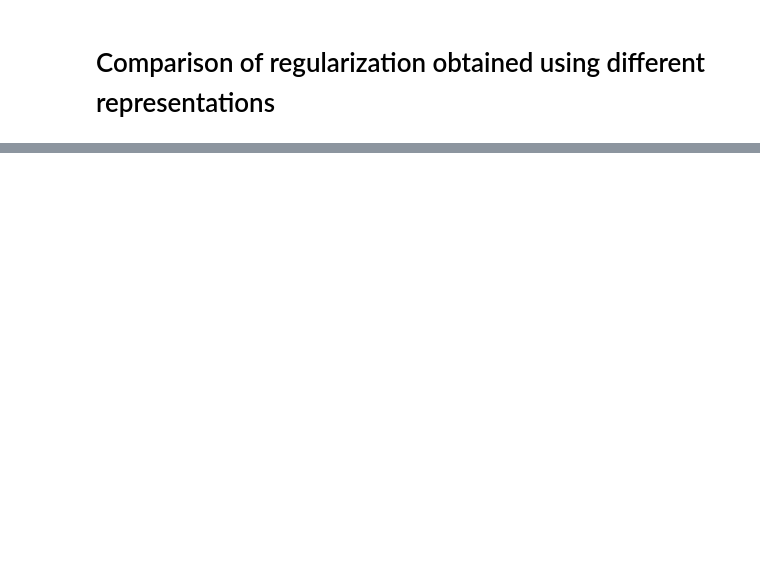
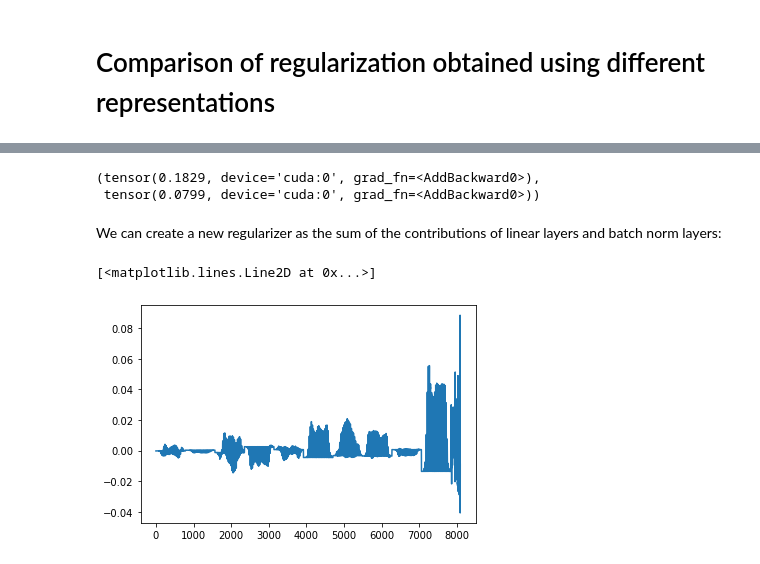
Before and after one commit to tfjgeorge/nngeometry, a Jupyter notebook: examples/FIM for EWC.ipynb, the cells around one changed output, grey strips where cells are left out. Drawn from its saved outputs; the diff is of its cells as text; code cells hidden in the pictures; blank space fills up the shorter version.

Commit message:
updates FIM for EWC example to add a mixed KFAC/BlockDiag example when using batch norm

```diff
--- a/examples/FIM for EWC.ipynb
+++ b/examples/FIM for EWC.ipynb
@@ -189,0 +196,5 @@ Text(0.5, 1.0, 'Compare 100 elements of the gradient (last layer)')
+# %%
+layers = [Flatten(), nn.Linear(28 * 28, hidden_size), nn.ReLU()] + \
+         [nn.Linear(hidden_size, hidden_size), nn.BatchNorm1d(hidden_size), nn.ReLU()] * (n_hidden - 1) + \
+         [nn.Linear(hidden_size, 10), nn.LogSoftmax(dim=1)]
+model = nn.Sequential(*layers).to(device)
@@ -189,0 +232,18 @@ Text(0.5, 1.0, 'Compare 100 elements of the gradient (last layer)')
+# %%
+F_linear_kfac.vTMv(v_current), F_bn_blockdiag.vTMv(v_current)
+# %% [output]
+(tensor(0.1829, device='cuda:0', grad_fn=<AddBackward0>),
+ tensor(0.0799, device='cuda:0', grad_fn=<AddBackward0>))
+# %% [markdown]
+We can create a new regularizer as the sum of the contributions of linear layers and batch norm layers:
+# %%
+regularizer = F_linear_kfac.vTMv(v_current) + F_bn_blockdiag.vTMv(v_current)
+
+model.zero_grad()
+regularizer.backward()
+g_with_bn = torch.cat([p.grad.view(-1) for p in model.parameters()])
+# %%
+plt.plot(g_with_bn.cpu().numpy())
+# %% [output]
+[<matplotlib.lines.Line2D at 0x...>]
+[figure, added]
```
Also changed, not shown: parts of 10 cells of this notebook, 2 other files.
